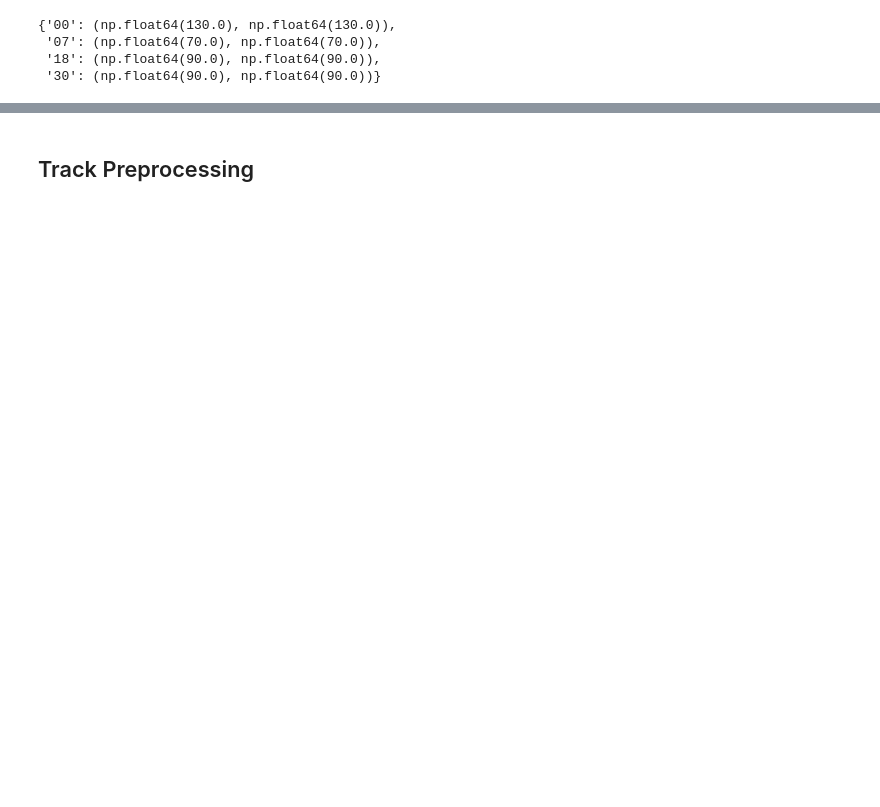
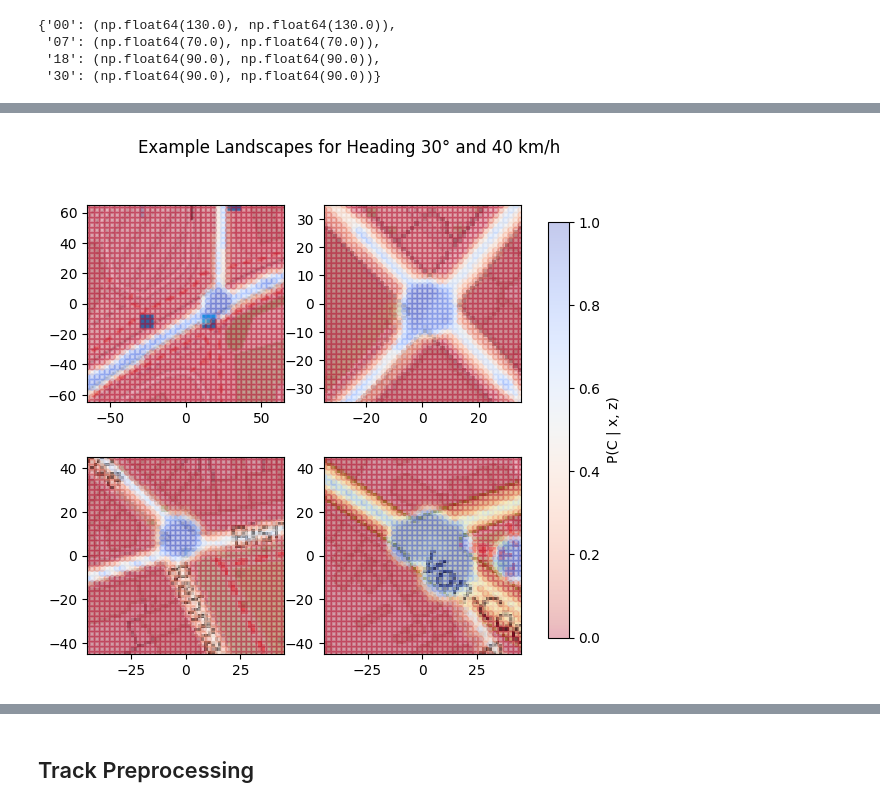
Before and after one commit to orthographiepro/ProMis, a Jupyter notebook: examples/cofi/ground-cofi-naive-all.ipynb, the cells around one changed output, grey strips where cells are left out. Saved outputs shown, nothing was run; the diff lists cells and outputs as text; code cells hidden in the pictures; blank space fills up the shorter version.

```diff
--- a/examples/cofi/ground-cofi-naive-all.ipynb
+++ b/examples/cofi/ground-cofi-naive-all.ipynb
@@ -414,4 +398,4 @@ KeyboardInterrupt:
 # %%
-logic = angle_logic_full
-logic_name = "sides_full"
-logic_requirements = angle_logic_requirements
+logic = entire_logic()
+logic_name = "constitution"
+logic_requirements = entire_logic_requirements
@@ -418,19 +460,30 @@ logic_requirements = angle_logic_requirements
 # %%
-
-for inD_index in index_shortlist:
-    uam = CartesianMap.load(uam_path / f"uam-{inD_index}.pkl")
+for inD_index in index_shortlist[:]:
+    uam = CartesianMap.load(uam_path.parent / "preprocessed" / f"uam-pp-{inD_index}.pkl")
     origin, dimensions = uam.origin, dimensions_per_index[inD_index]
-    build_star(origin, dimensions, inD_index, logic_requirements)
+    build_star(origin, dimensions, inD_index, entire_logic_requirements, dt=1.5)
+# %%
+for inD_index in index_shortlist[:]:
+    uam = CartesianMap.load(uam_path.parent / "preprocessed" / f"uam-pp-{inD_index}.pkl")
+    origin, dimensions = uam.origin, dimensions_per_index[inD_index]
+    build_star(origin, dimensions, inD_index, entire_logic_requirements, dt=3)
 # %%
-
 for inD_index in index_shortlist[:]:
-    uam = CartesianMap.load(uam_path / f"uam-{inD_index}.pkl")
+    uam = CartesianMap.load(uam_path.parent / "preprocessed" / f"uam-pp-{inD_index}.pkl")
     origin, dimensions = uam.origin, dimensions_per_index[inD_index]
-    build_landscape(origin, dimensions, logic, logic_name, inD_index)
+    build_landscape(origin, dimensions, entire_logic(), logic_name, inD_index, dt=3)
 # %%
-fig, axes = plt.subplots(2, 2, figsize=(8, 8))
-b = 180
-s = 30
+fig, axes = plt.subplots(2, 2, figsize=(7, 6))
+b = 30
+s = 40
 for i, inD_index in enumerate(index_shortlist):
-    landscape = CartesianDeltaCollection.load(promis_path / f"landscape-{inD_index}--{logic_name}.pkl")
-    landscape.scatter(bearing=b, speed=s, s=8, alpha = 0.5, ax = axes[int(i / 2)][i % 2], cmap = "coolwarm_r")
+
+    #landscape = DeltaStaRMap.load(star_path / f"star-{inD_index}-3s.pkl").get("crosses", "yield").parameters
+    landscape = CartesianDeltaCollection.load(promis_path / f"landscape-{inD_index}-3s--trusted_car2.pkl")
+    im = landscape.scatter(bearing=b, speed=s, s=20, alpha = 0.3, ax = axes[int(i / 2)][i % 2], cmap = "coolwarm_r")
+
+fig.colorbar(im, ax=axes.ravel().tolist(), shrink=0.9, label="P(C | x, z)")
+fig.suptitle("Example Landscapes for Heading 30° and 40 km/h")
+fig.savefig(output_folder / "figures" /"experiments" / "landscapes.pdf")
+# %% [output]
+[figure, added]
```
Also changed, not shown: parts of 92 cells of this notebook, 4 other files.
